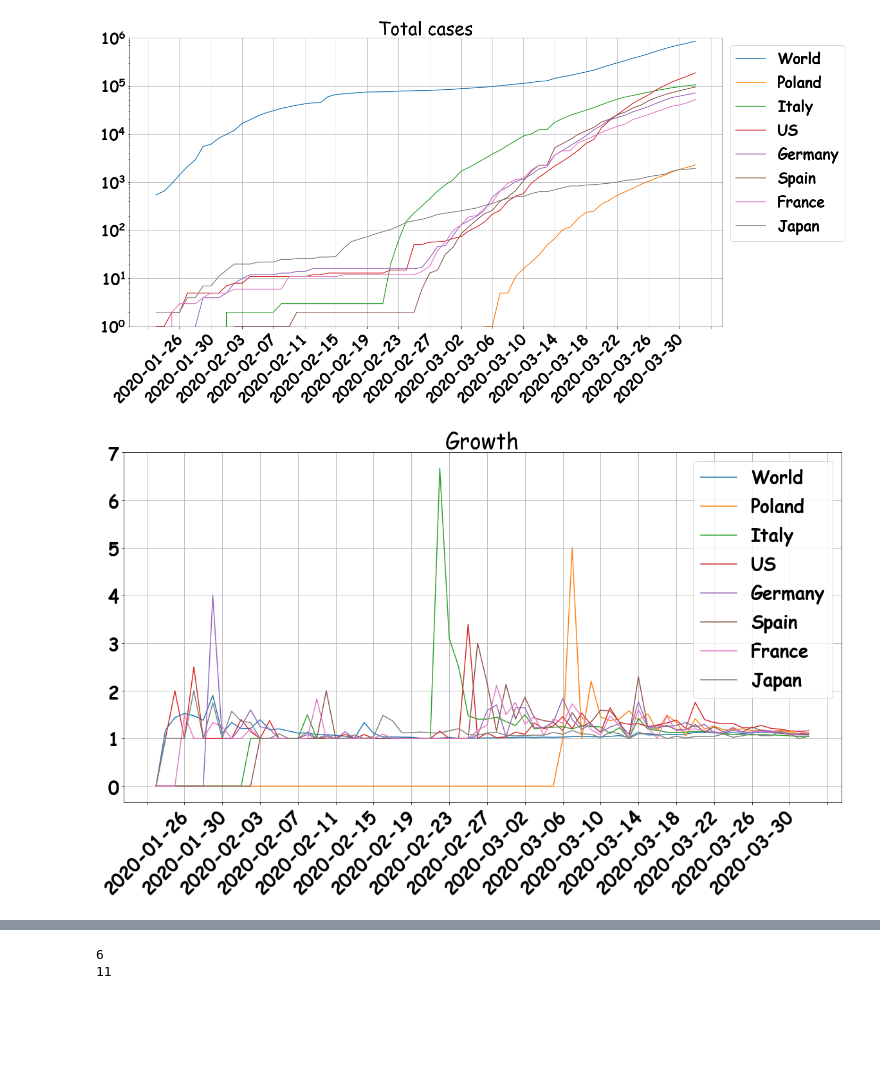
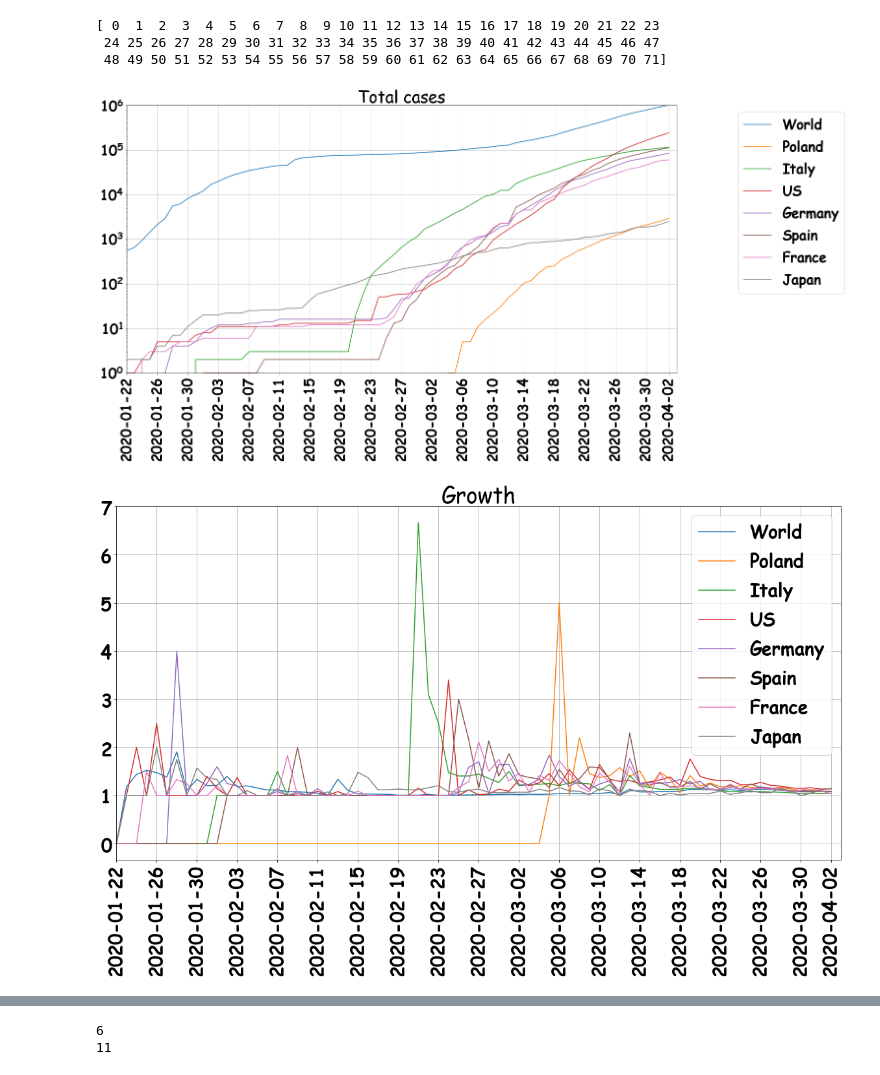
Before and after one commit to sgepner/covid-19, a Jupyter notebook: notebooks/Fun with data.ipynb, the cells around one changed output, grey strips where cells are left out. Drawn from its saved outputs; the diff is of its cells as text; code cells hidden in the pictures; blank space fills up the shorter version.

```diff
--- a/notebooks/Fun with data.ipynb
+++ b/notebooks/Fun with data.ipynb
@@ -41,17 +41,18 @@ def readdata_wrd(path, dest):
         line_count = 0
         for row in csv_reader:
             if line_count == 0:
-    #             print(f'Column names are {", ".join(row)}')
+                print(f'Column names are {", ".join(row)}')
                 line_count += 1
             else:
     #             print(row)
-                dest.idx.append(line_count)
+                dest.idx.append(line_count-1)
                 line_count += 1
                 r = row[0].split('-')
                 d = datetime.date(year=int(r[0]), month=int(r[1]),day=int(r[2]))
                 dest.dte.append(d)
                 dest.con.append(int(row[1]))
                 dest.ded.append(int(row[3]))
+#                 print(dest.idx[-1])
         print(f'Processed {line_count} lines.')
     dest.name = 'World'
     dest.idx=np.array(dest.idx)
@@ -69,13 +70,14 @@ def readdata_cnt(path, dest, cntname):
                 line_count += 1
             elif row[1] == cntname:
     #             print(row)
-                dest.idx.append(line_count)
+                dest.idx.append(line_count-1)
                 line_count += 1
                 r = row[0].split('-')
                 d = datetime.date(year=int(r[0]), month=int(r[1]),day=int(r[2]))
                 dest.dte.append(d)
                 dest.con.append(int(row[2]))
                 dest.ded.append(int(row[4]))
+#                 print(dest.idx[-1])
 #                 print(d, row[2])
             else:
                 pass
@@ -105,0 +111,3 @@ Processed 71 lines.
+# %%
+for c in clist:
+    print("{0:>7}".format(c.name), len(c.idx))
@@ -106,3 +123,9 @@ Processed 71 lines.
+# %%
+print(clist[1].idx)
+# %% [output]
+[ 0  1  2  3  4  5  6  7  8  9 10 11 12 13 14 15 16 17 18 19 20 21 22 23
+ 24 25 26 27 28 29 30 31 32 33 34 35 36 37 38 39 40 41 42 43 44 45 46 47
+ 48 49 50 51 52 53 54 55 56 57 58 59 60 61 62 63 64 65 66 67 68 69 70 71]
 # %%
 %matplotlib inline
 font = {'family' : 'Comic Sans MS',
@@ -118,35 +141,41 @@ for c in clist:
 plt.title('Total cases')
 plt.yscale('log')
 plt.ylim(1,1e6)
-plt.legend(bbox_to_anchor=(1, 1., 0, 0))
+plt.xlim(0, clist[0].idx[-1]+1)
+plt.legend(bbox_to_anchor=(1.1, 1., 0, 0))
+
 base = 4
-loc = plticker.MultipleLocator(base=base) # this locator puts ticks at regular intervals
-ax.xaxis.set_major_locator(loc)
+lo = list(clist[0].idx[::base])
+if lo[-1] != clist[0].idx[-1]: lo.append(clist[0].idx[-1])
+loc = plticker.FixedLocator(locs=lo) # this locator puts ticks at regular intervals
+ax.xaxis.set_major_locator(locator=loc)
 ax.xaxis.set_major_formatter(mdates.DateFormatter('%Y-%M-%D'))
-ax.set_xticklabels(clist[0].dte[::base], rotation=45)
-
+ax.set_xticklabels([clist[0].dte[i] for i in loc()], rotation=90)
 plt.grid()
 # %% [output]
-[figure, old version]
+[figure, new version]
 # %%
 fig, ax = plt.subplots(figsize=(20,10))
 
 for c in clist:
     ax.plot(c.idx, c.gfactor(), label=c.name)
 
 plt.title('Growth')
+plt.xlim(0, clist[0].idx[-1]+1)
 # plt.yscale('log')
 # plt.ylim(1,1e6)
 plt.legend(bbox_to_anchor=(1, 1., 0, 0))
+
 base = 4
-loc = plticker.MultipleLocator(base=base) # this locator puts ticks at regular intervals
-ax.xaxis.set_major_locator(loc)
+lo = list(clist[0].idx[::base])
+if lo[-1] != clist[0].idx[-1]: lo.append(clist[0].idx[-1])
+loc = plticker.FixedLocator(locs=lo) # this locator puts ticks at regular intervals
+ax.xaxis.set_major_locator(locator=loc)
 ax.xaxis.set_major_formatter(mdates.DateFormatter('%Y-%M-%D'))
-ax.set_xticklabels(clist[0].dte[::base], rotation=45)
-
+ax.set_xticklabels([clist[0].dte[i] for i in loc()], rotation=90)
 plt.grid()
 # %% [output]
-[figure, old version]
+[figure, new version]
 # %%
 fig, ax = plt.subplots(figsize=(15,10))
 
```
Also changed, not shown: parts of 10 cells of this notebook.
